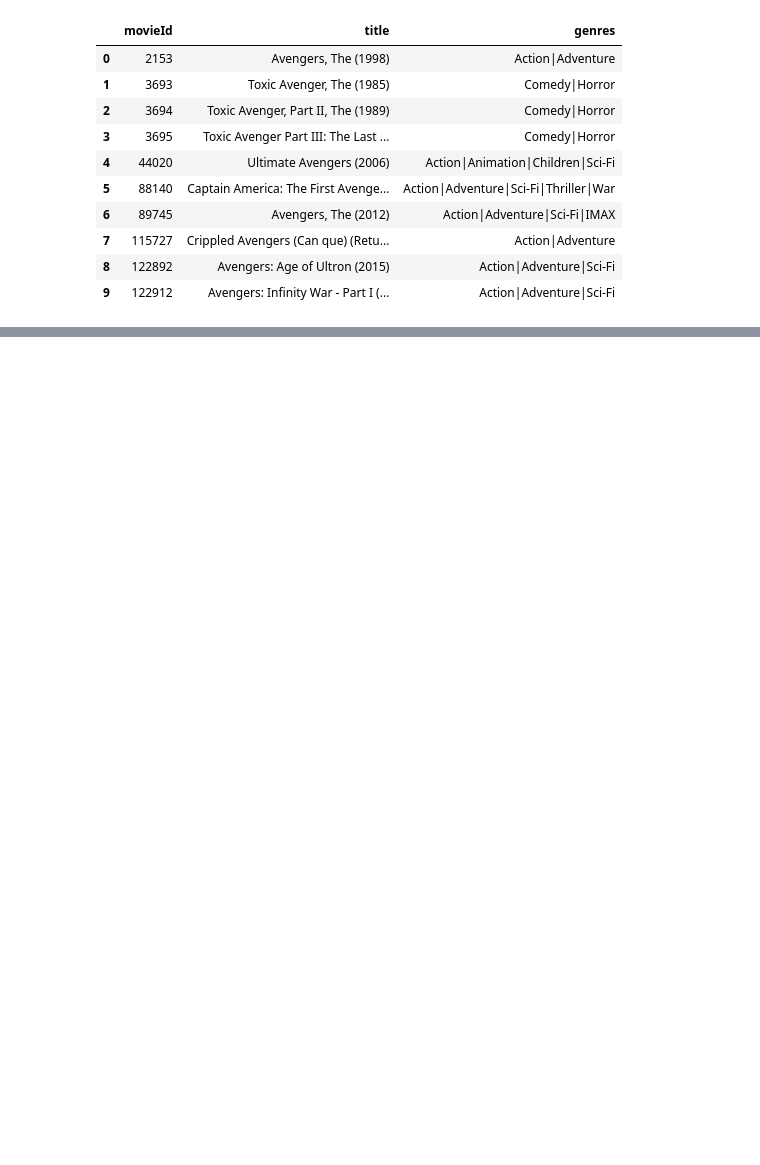
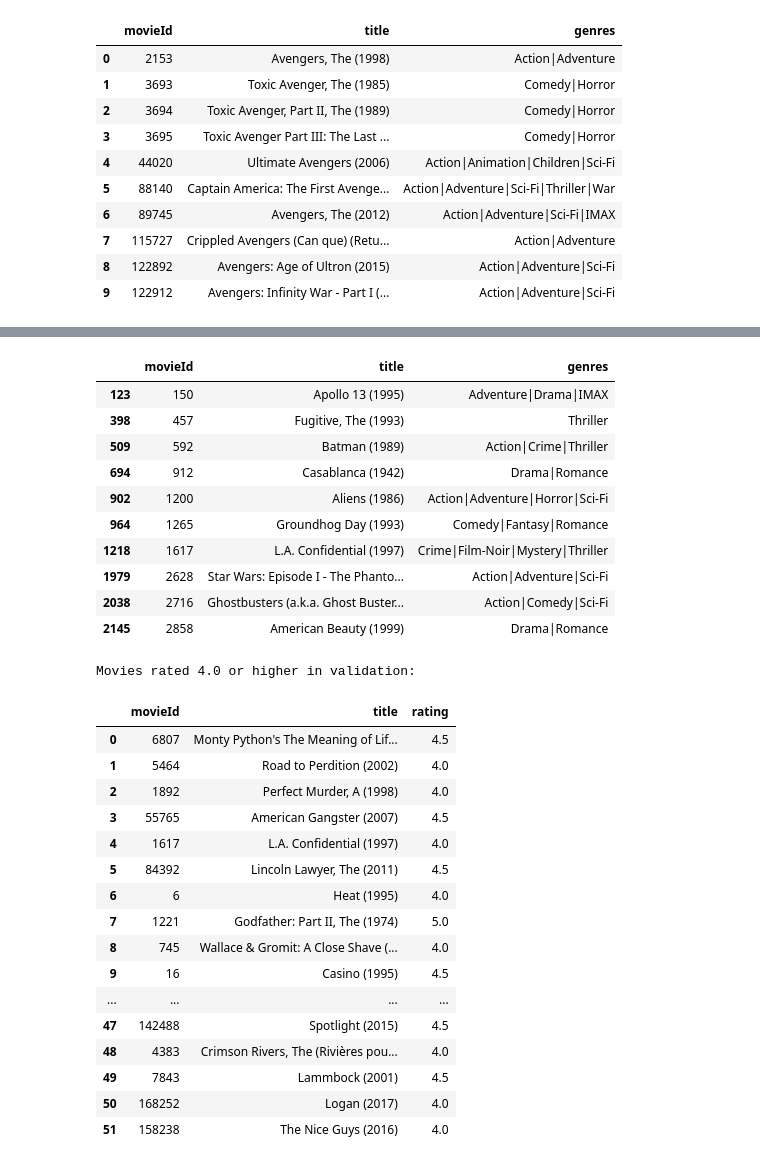
Before and after one commit to AnkitJha06/Movie-recommendation, a Jupyter notebook: movie.ipynb, the cells around one changed output, grey strips where cells are left out. Drawn from its saved outputs; the diff is of its cells as text; code cells hidden in the pictures; blank space fills up the shorter version.

```diff
--- a/movie.ipynb
+++ b/movie.ipynb
@@ -616,3 +616,52 @@ display(search_results)
 | 7 | 115727 | Crippled Avengers (Can que) (Retu... | Action|Adventure |
 | 8 | 122892 | Avengers: Age of Ultron (2015) | Action|Adventure|Sci-Fi |
 | 9 | 122912 | Avengers: Infinity War - Part I (... | Action|Adventure|Sci-Fi |
+# %%
+def recommend_from_history(user_id, history, n=10):
+    user_ratings = history[
+        history["userId"] == user_id
+    ].set_index("movieId")["rating"].to_dict()
+
+    if not user_ratings:
+        return []
+
+    recommendations = recommend_for_user(
+        user_ratings,
+        n=n
+    )
+
+    return recommendations["movieId"].tolist()
+# %%
+warm_validation_users = sorted(
+    set(train_ratings["userId"]) &
+    set(validation_ratings["userId"])
+)
+
+user_id = warm_validation_users[0]
+
+recommended_ids = recommend_from_history(
+    user_id,
+    train_ratings,
+    n=10
+)
+
+recommended_movies = movies_data[
+    movies_data["movieId"].isin(recommended_ids)
+][["movieId", "title", "genres"]]
+
+liked_in_validation = validation_ratings[
+    (validation_ratings["userId"] == user_id) &
+    (validation_ratings["rating"] >= 4.0)
+].merge(
+    movies_data,
+    on="movieId",
+    how="left"
+)[["movieId", "title", "rating"]]
+
+print("User:", user_id)
+print("\nRecommended movies:")
+display(recommended_movies)
+
+print("\nMovies rated 4.0 or higher in validation:")
+display(liked_in_validation)
+# %% [output]
@@ -618,0 +671,29 @@ display(search_results)
+|  | movieId | title | genres |
+| 123 | 150 | Apollo 13 (1995) | Adventure|Drama|IMAX |
+| 398 | 457 | Fugitive, The (1993) | Thriller |
+| 509 | 592 | Batman (1989) | Action|Crime|Thriller |
+| 694 | 912 | Casablanca (1942) | Drama|Romance |
+| 902 | 1200 | Aliens (1986) | Action|Adventure|Horror|Sci-Fi |
+| 964 | 1265 | Groundhog Day (1993) | Comedy|Fantasy|Romance |
+| 1218 | 1617 | L.A. Confidential (1997) | Crime|Film-Noir|Mystery|Thriller |
+| 1979 | 2628 | Star Wars: Episode I - The Phanto... | Action|Adventure|Sci-Fi |
+| 2038 | 2716 | Ghostbusters (a.k.a. Ghost Buster... | Action|Comedy|Sci-Fi |
+| 2145 | 2858 | American Beauty (1999) | Drama|Romance |
+Movies rated 4.0 or higher in validation:
+|  | movieId | title | rating |
+| 0 | 6807 | Monty Python's The Meaning of Lif... | 4.5 |
+| 1 | 5464 | Road to Perdition (2002) | 4.0 |
+| 2 | 1892 | Perfect Murder, A (1998) | 4.0 |
+| 3 | 55765 | American Gangster (2007) | 4.5 |
+| 4 | 1617 | L.A. Confidential (1997) | 4.0 |
+| 5 | 84392 | Lincoln Lawyer, The (2011) | 4.5 |
+| 6 | 6 | Heat (1995) | 4.0 |
+| 7 | 1221 | Godfather: Part II, The (1974) | 5.0 |
+| 8 | 745 | Wallace & Gromit: A Close Shave (... | 4.0 |
+| 9 | 16 | Casino (1995) | 4.5 |
+| ... | ... | ... | ... |
+| 47 | 142488 | Spotlight (2015) | 4.5 |
+| 48 | 4383 | Crimson Rivers, The (Rivières pou... | 4.0 |
+| 49 | 7843 | Lammbock (2001) | 4.5 |
+| 50 | 168252 | Logan (2017) | 4.0 |
+| 51 | 158238 | The Nice Guys (2016) | 4.0 |
```
Also changed, not shown: parts of 1 cell of this notebook.
